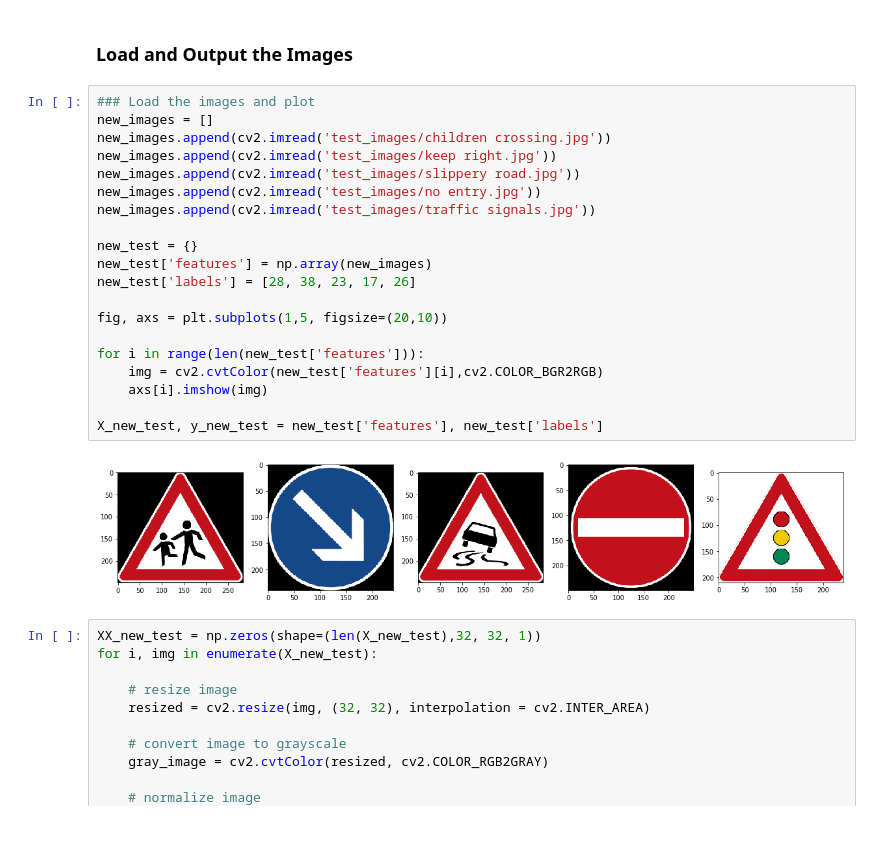
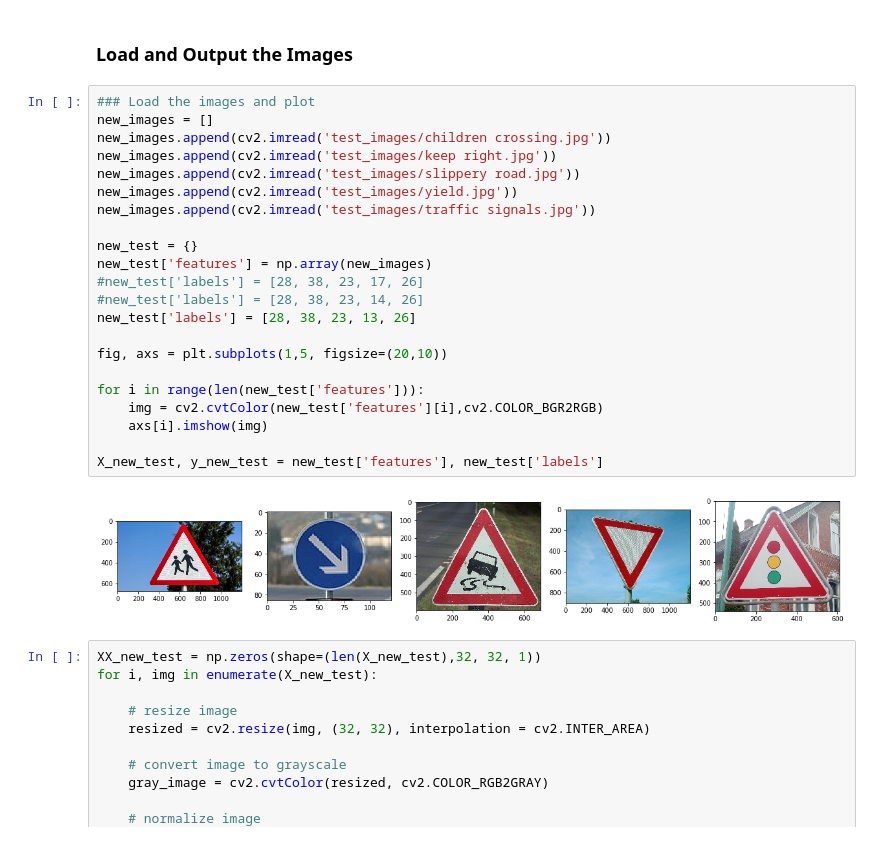
Before and after one commit to kamiarkordari/CarND-Traffic-Sign-Classifier, a Jupyter notebook: Traffic_Sign_Classifier.ipynb, the cells around one changed output. Cells and saved outputs as stored; diff of their text form.

Commit message:
use real world signs for the new test

```diff
--- a/Traffic_Sign_Classifier.ipynb
+++ b/Traffic_Sign_Classifier.ipynb
@@ -330,25 +332,27 @@ You may find `signnames.csv` useful as it contains mappings from the class id (i
 # %%
 ### Load the images and plot
 new_images = []
 new_images.append(cv2.imread('test_images/children crossing.jpg'))
 new_images.append(cv2.imread('test_images/keep right.jpg'))
 new_images.append(cv2.imread('test_images/slippery road.jpg'))
-new_images.append(cv2.imread('test_images/no entry.jpg'))
+new_images.append(cv2.imread('test_images/yield.jpg'))
 new_images.append(cv2.imread('test_images/traffic signals.jpg'))
 
 new_test = {}
 new_test['features'] = np.array(new_images)
-new_test['labels'] = [28, 38, 23, 17, 26]
+#new_test['labels'] = [28, 38, 23, 17, 26]
+#new_test['labels'] = [28, 38, 23, 14, 26]
+new_test['labels'] = [28, 38, 23, 13, 26]
 
 fig, axs = plt.subplots(1,5, figsize=(20,10))
 
 for i in range(len(new_test['features'])):
     img = cv2.cvtColor(new_test['features'][i],cv2.COLOR_BGR2RGB)
     axs[i].imshow(img)
 
 X_new_test, y_new_test = new_test['features'], new_test['labels']
 # %% [output]
-[figure, old version]
+[figure, new version]
 # %%
 XX_new_test = np.zeros(shape=(len(X_new_test),32, 32, 1))
 for i, img in enumerate(X_new_test):
```
Also changed, not shown: parts of 12 cells of this notebook, 11 other files.
